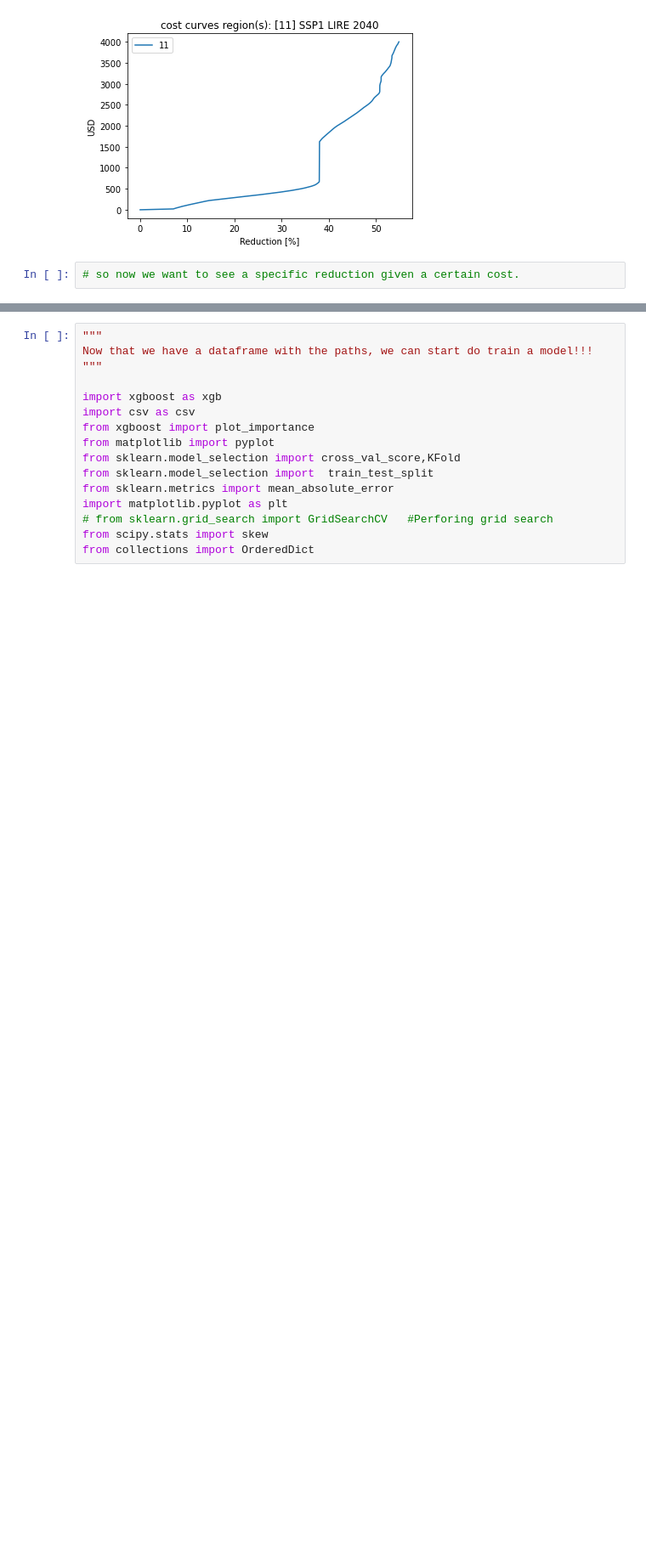
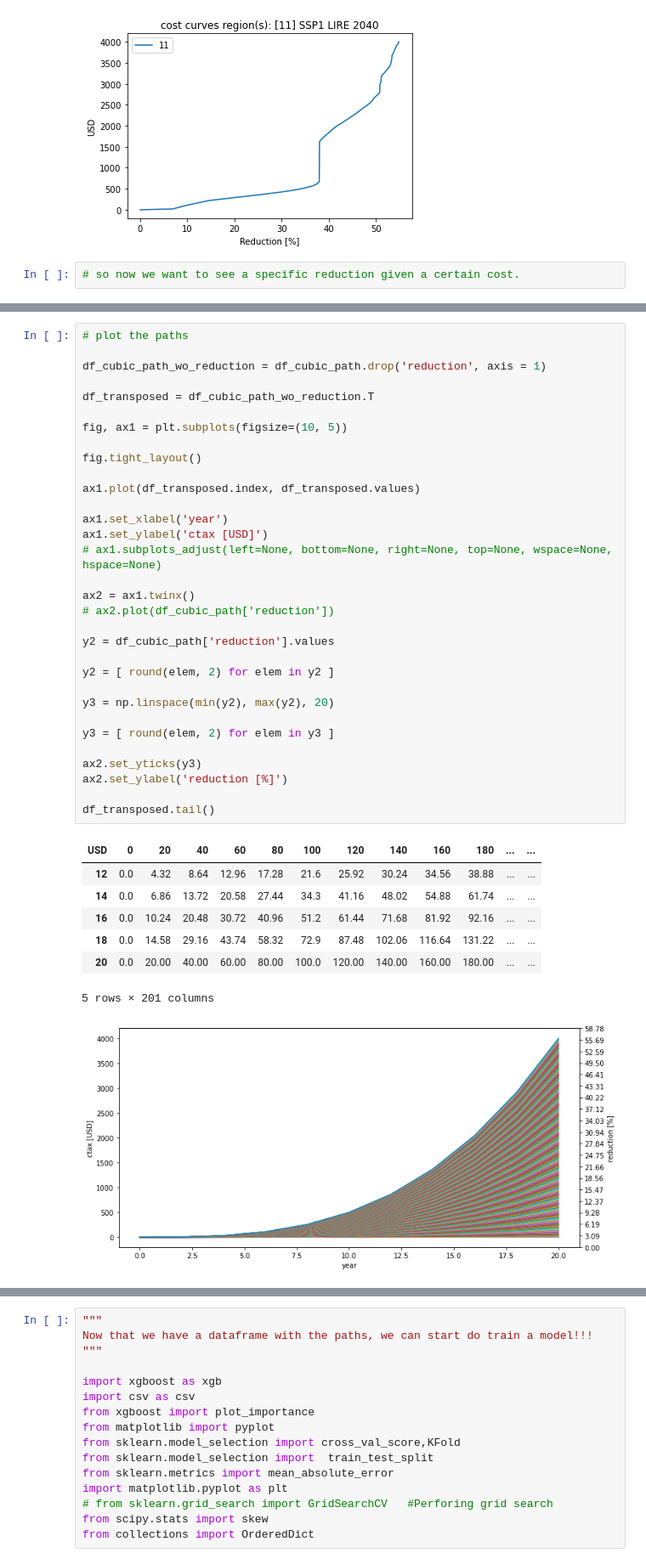
Before and after one commit to TVHTE/PBL_Code, a Jupyter notebook: Check_curves/check_linear_curves.ipynb, the cells around one changed output, grey strips where cells are left out. Shown: that part at 85% size. Saved outputs shown, nothing was run; the diff lists cells and outputs as text; blank space fills up the shorter version.

```diff
--- a/Check_curves/check_linear_curves.ipynb
+++ b/Check_curves/check_linear_curves.ipynb
@@ -281,0 +477,41 @@ df_linear_SSP1_paths_2050.to_csv('C:/Users/toonv/Documents/PBL/Data/linear paths
+# %%
+# plot the paths
+
+df_cubic_path_wo_reduction = df_cubic_path.drop('reduction', axis = 1)
+
+df_transposed = df_cubic_path_wo_reduction.T
+
+fig, ax1 = plt.subplots(figsize=(10, 5))
+
+fig.tight_layout()
+
+ax1.plot(df_transposed.index, df_transposed.values)
+
+ax1.set_xlabel('year')
+ax1.set_ylabel('ctax [USD]')
+# ax1.subplots_adjust(left=None, bottom=None, right=None, top=None, wspace=None, hspace=None)
+
+ax2 = ax1.twinx()
+# ax2.plot(df_cubic_path['reduction'])
+
+y2 = df_cubic_path['reduction'].values
+
+y2 = [ round(elem, 2) for elem in y2 ]
+
+y3 = np.linspace(min(y2), max(y2), 20)
+
+y3 = [ round(elem, 2) for elem in y3 ]
+
+ax2.set_yticks(y3)
+ax2.set_ylabel('reduction [%]')
+
+df_transposed.tail()
+# %% [output]
+| USD | 0 | 20 | 40 | 60 | 80 | 100 | 120 | 140 | 160 | 180 | ... | ... |
+| 12 | 0.0 | 4.32 | 8.64 | 12.96 | 17.28 | 21.6 | 25.92 | 30.24 | 34.56 | 38.88 | ... | ... |
+| 14 | 0.0 | 6.86 | 13.72 | 20.58 | 27.44 | 34.3 | 41.16 | 48.02 | 54.88 | 61.74 | ... | ... |
+| 16 | 0.0 | 10.24 | 20.48 | 30.72 | 40.96 | 51.2 | 61.44 | 71.68 | 81.92 | 92.16 | ... | ... |
+| 18 | 0.0 | 14.58 | 29.16 | 43.74 | 58.32 | 72.9 | 87.48 | 102.06 | 116.64 | 131.22 | ... | ... |
+| 20 | 0.0 | 20.00 | 40.00 | 60.00 | 80.00 | 100.0 | 120.00 | 140.00 | 160.00 | 180.00 | ... | ... |
+5 rows × 201 columns
+[figure, added]
```
Also changed, not shown: parts of 7 cells of this notebook, 1 other file.
